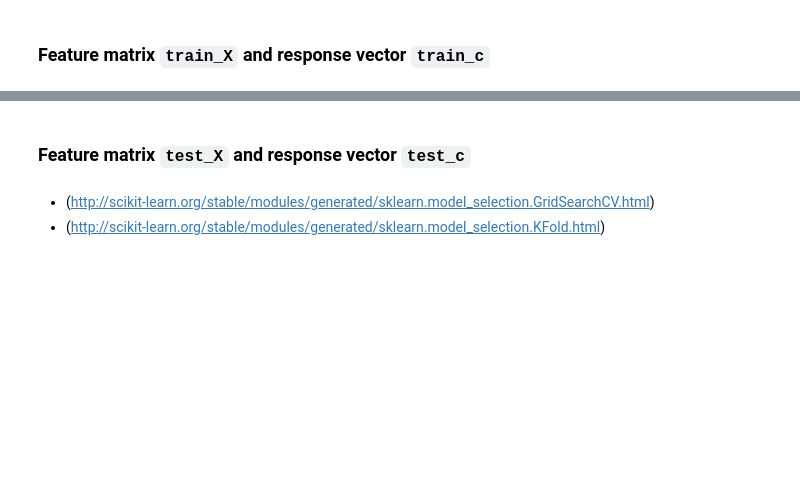
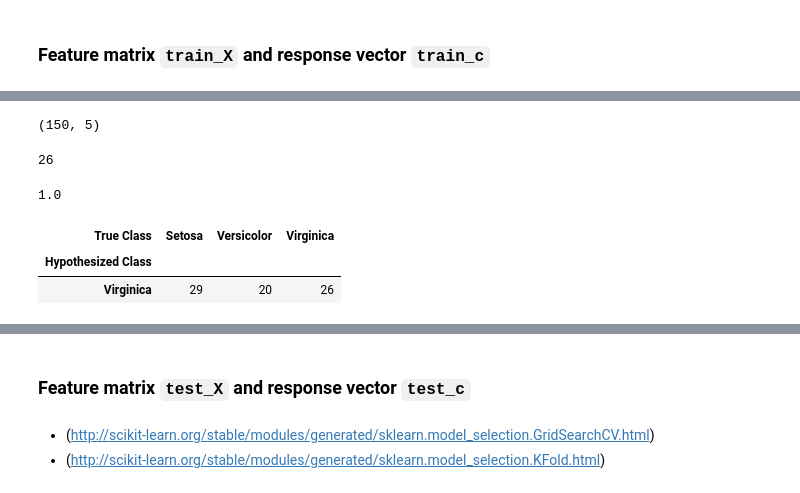
Before and after one commit to zhengdeals/DS-SF-36, a Jupyter notebook: classes/06/notebooks/codealong-06-k-nearest-neighbors-starter-code.ipynb, the cells around one changed output, grey strips where cells are left out. Saved outputs shown, nothing was run; the diff lists cells and outputs as text; code cells hidden in the pictures; blank space fills up the shorter version.

```diff
--- a/classes/06/notebooks/codealong-06-k-nearest-neighbors-starter-code.ipynb
+++ b/classes/06/notebooks/codealong-06-k-nearest-neighbors-starter-code.ipynb
@@ -224,0 +247,24 @@ NameError: name 'train_df' is not defined
+# %%
+df.shape
+# %% [output]
+(150, 5)
+# %%
+model = neighbors.KNeighborsClassifier(n_neighbors = 1).fit(train_X, train_c)
+model.score(train_X, train_c)
+train_c_hat = model.predict(train_X)
+test_X = test_df[columns_X]
+test_c = test_df.Species
+test_c_hat = model.predict(test_X)
+(test_c_hat ==  test_c).sum()
+# %% [output]
+26
+# %%
+(train_c_hat ==  train_c).mean()
+# %% [output]
+1.0
+# %%
+pd.crosstab(test_c_hat, test_c, rownames = ['Hypothesized Class'], colnames = ['True Class'])
+# %% [output]
+| True Class | Setosa | Versicolor | Virginica |
+| Hypothesized Class |  |  |  |
+| Virginica | 29 | 20 | 26 |
```
Also changed, not shown: parts of 20 cells of this notebook.
